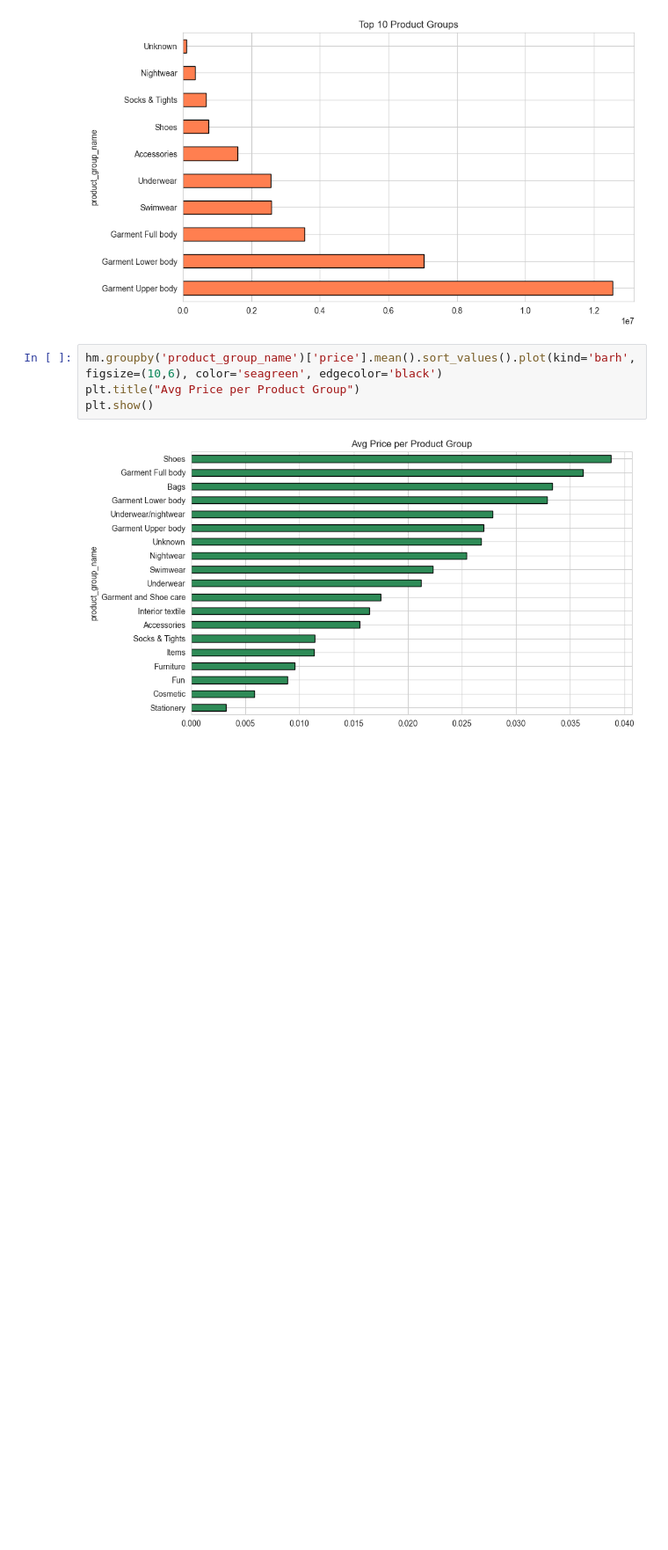
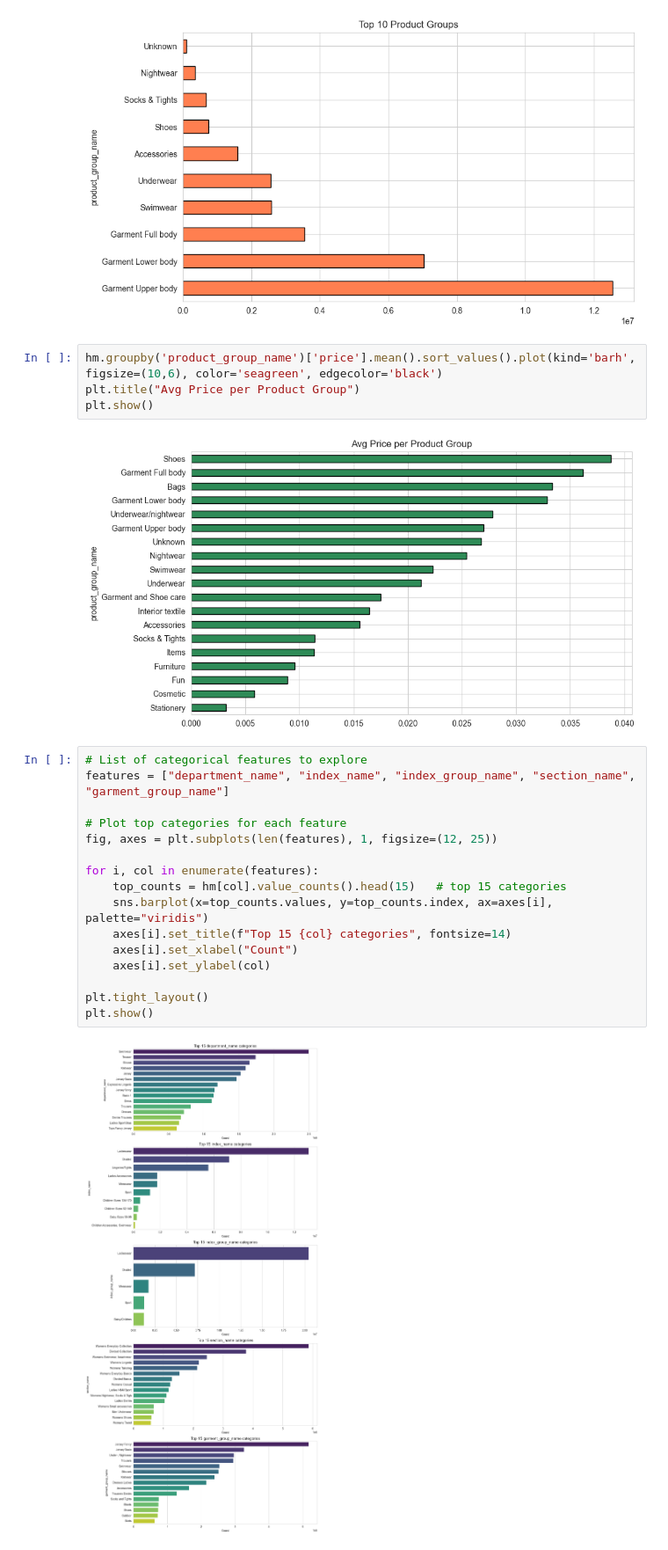
Before and after one commit to vaibhpande21/HndM-Fashion-Recommendation-System, a Jupyter notebook: rec.ipynb, the cells around one changed output. Shown at 88% size. Cells and saved outputs as stored; diff of their text form; blank space fills up the shorter version.

Commit message:
Update rec.ipynb
some more visualisations

```diff
--- a/rec.ipynb
+++ b/rec.ipynb
@@ -119,3 +119,21 @@ plt.title("Avg Price per Product Group")
 plt.show()
 # %% [output]
 [figure]
+# %%
+# List of categorical features to explore
+features = ["department_name", "index_name", "index_group_name", "section_name", "garment_group_name"]
+
+# Plot top categories for each feature
+fig, axes = plt.subplots(len(features), 1, figsize=(12, 25))
+
+for i, col in enumerate(features):
+    top_counts = hm[col].value_counts().head(15)   # top 15 categories
+    sns.barplot(x=top_counts.values, y=top_counts.index, ax=axes[i], palette="viridis")
+    axes[i].set_title(f"Top 15 {col} categories", fontsize=14)
+    axes[i].set_xlabel("Count")
+    axes[i].set_ylabel(col)
+
+plt.tight_layout()
+plt.show()
+# %% [output]
+[figure, added]
```
Also changed, not shown: parts of 6 cells of this notebook.
